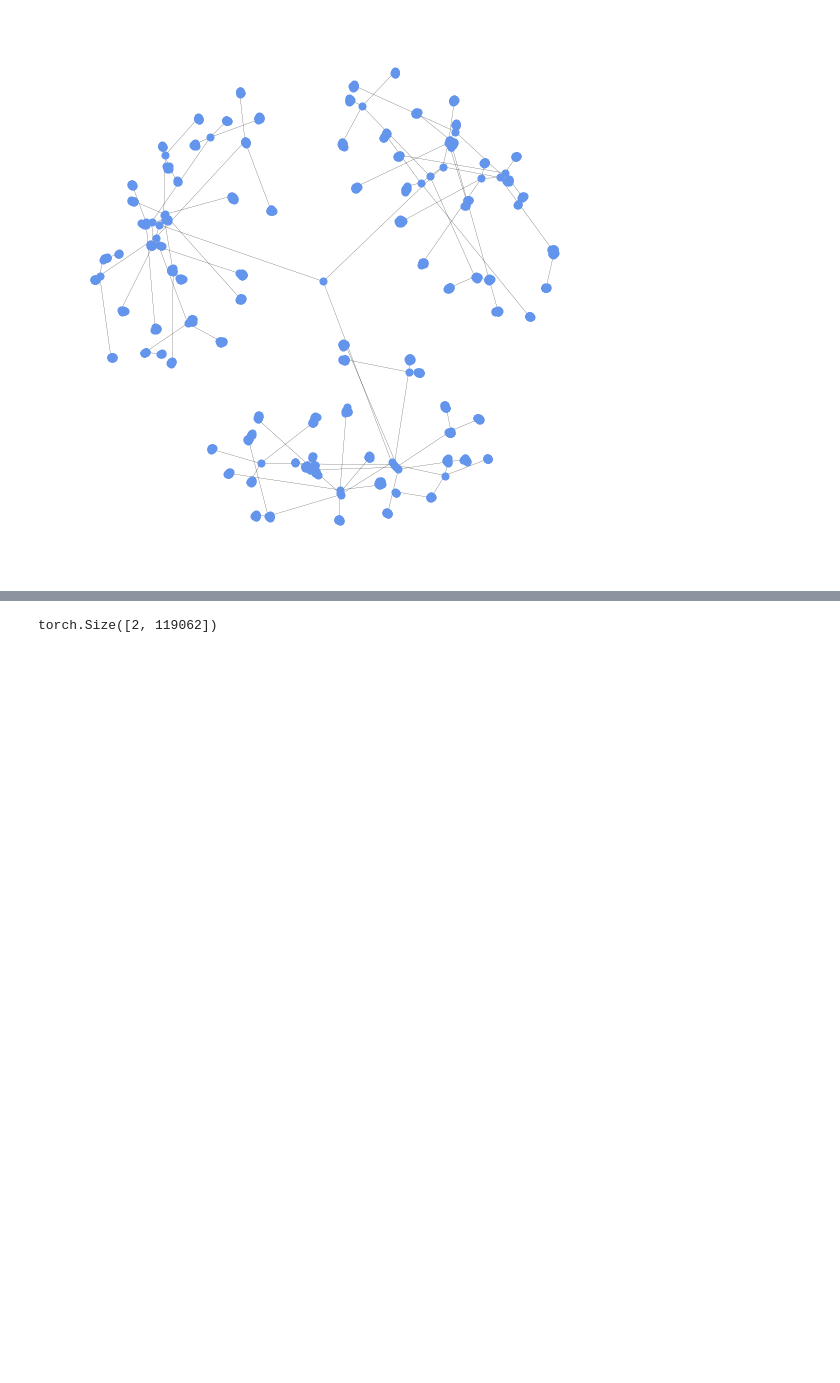
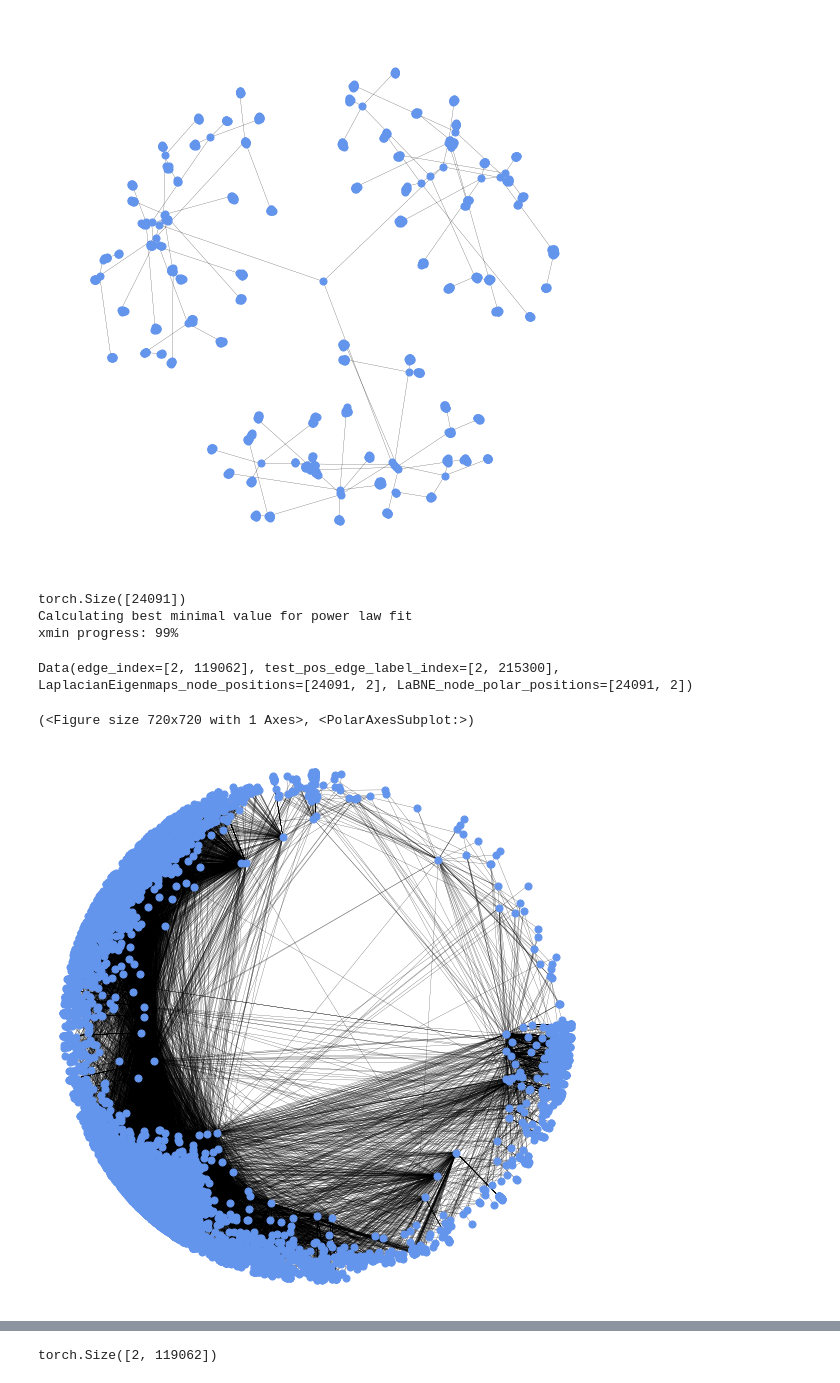
Before and after one commit to martinfama/LPGNN, a Jupyter notebook: Poincare_Embeddings.ipynb, the cells around one changed output, grey strips where cells are left out. Saved outputs shown, nothing was run; the diff lists cells and outputs as text; code cells hidden in the pictures; blank space fills up the shorter version.

```diff
--- a/Poincare_Embeddings.ipynb
+++ b/Poincare_Embeddings.ipynb
@@ -55,0 +73,20 @@ ASI = pyg.data.Data(edge_index=ASI)
+# %%
+ASI_test = th.Tensor(np.loadtxt('Network_Files/ASI_t1.txt')).T.type(th.int64)
+ASI_test = ASI_test-1
+ASI_test = pyg.utils.to_undirected(ASI_test)
+ASI.test_pos_edge_label_index = ASI_test
+# %%
+ASI_LaBNE = LPGNN.labne.generateLaBNE(ASI)
+# %% [output]
+torch.Size([24091])
+Calculating best minimal value for power law fit
+xmin progress: 99%
+# %%
+ASI_LaBNE
+# %% [output]
+Data(edge_index=[2, 119062], test_pos_edge_label_index=[2, 215300], LaplacianEigenmaps_node_positions=[24091, 2], LaBNE_node_polar_positions=[24091, 2])
+# %%
+LPGNN.popularity_similarity.drawPSNetwork(ASI_LaBNE, pos_name='LaBNE_node_polar_positions', polar_projection=True)
+# %% [output]
+(<Figure size 720x720 with 1 Axes>, <PolarAxesSubplot:>)
+[figure, added]
```
Also changed, not shown: parts of 13 cells of this notebook, 2 other files.
